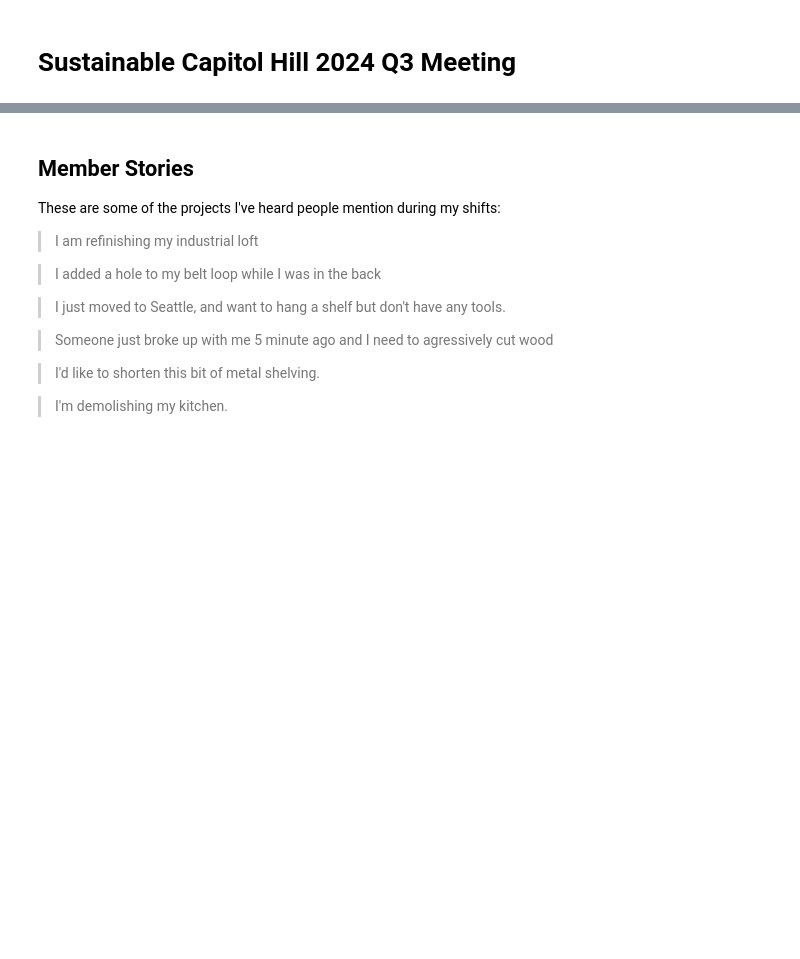
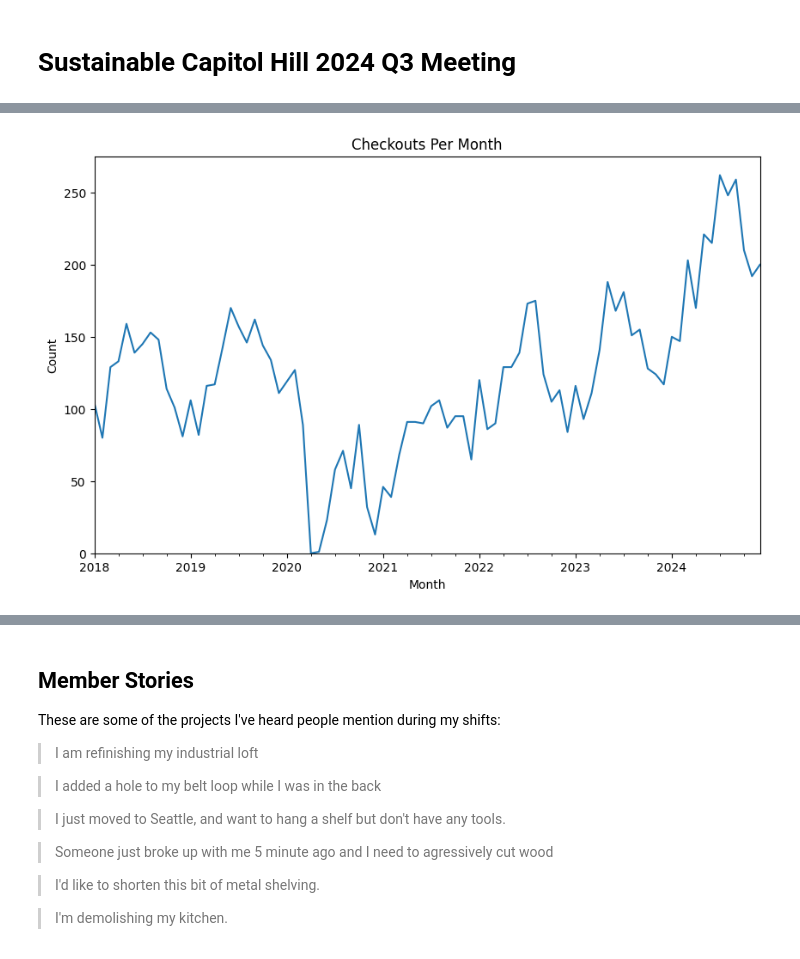
Before and after one commit to mshenfield/chtl-data-pipeline, a Jupyter notebook: notebooks/2024-q3-meeting-report.ipynb, the cells around one changed output, grey strips where cells are left out. Cells and saved outputs as stored; diff of their text form; code cells hidden in the pictures; blank space fills up the shorter version.

```diff
--- a/notebooks/2024-q3-meeting-report.ipynb
+++ b/notebooks/2024-q3-meeting-report.ipynb
@@ -26,16 +28,18 @@ graph = member_dates.plot(
 # %%
 import pandas as pd
 from datetime import date
 
-checkouts = pd.read_pickle('~/chtl-data/processed/checkouts.pkl')
+checkouts = pd.read_pickle('~/chtl/data/processed/checkouts.pkl')
 checkouts['Month'] = pd.to_datetime(checkouts['Checked Out'].map(lambda c: date(c.year, c.month, 1)))
 checkouts['Year'] = checkouts['Checked Out'].map(lambda c: c.year)
 # Exclude 2015 (tool library not fully open) and current year if it is only a month or two in.
 recent_years = checkouts[checkouts['Year'].isin([2018, 2019, 2020, 2021, 2022, 2023, 2024])]
 by_month = recent_years.groupby('Month').size().asfreq('MS', fill_value=0)
 
 # Save to a variable so the __str__ doesn't get displayed
 graph = by_month.plot(figsize=(10, 6), title='Checkouts Per Month', ylabel='Count', ylim=0)
+# %% [output]
+[figure, added]
 # %%
 from datetime import date
 import pandas as pd
```
Also changed, not shown: parts of 2 cells of this notebook, 6 other files.
